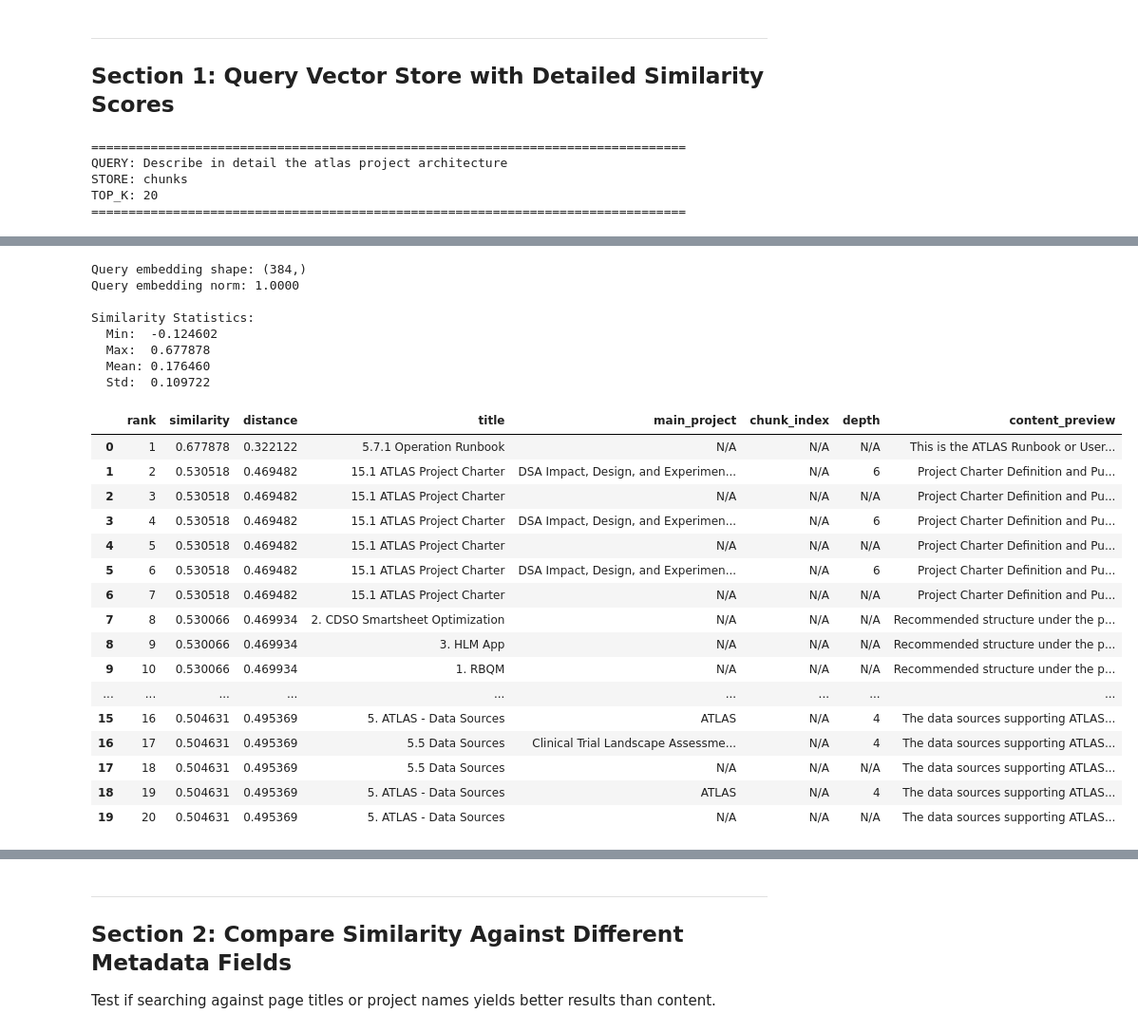
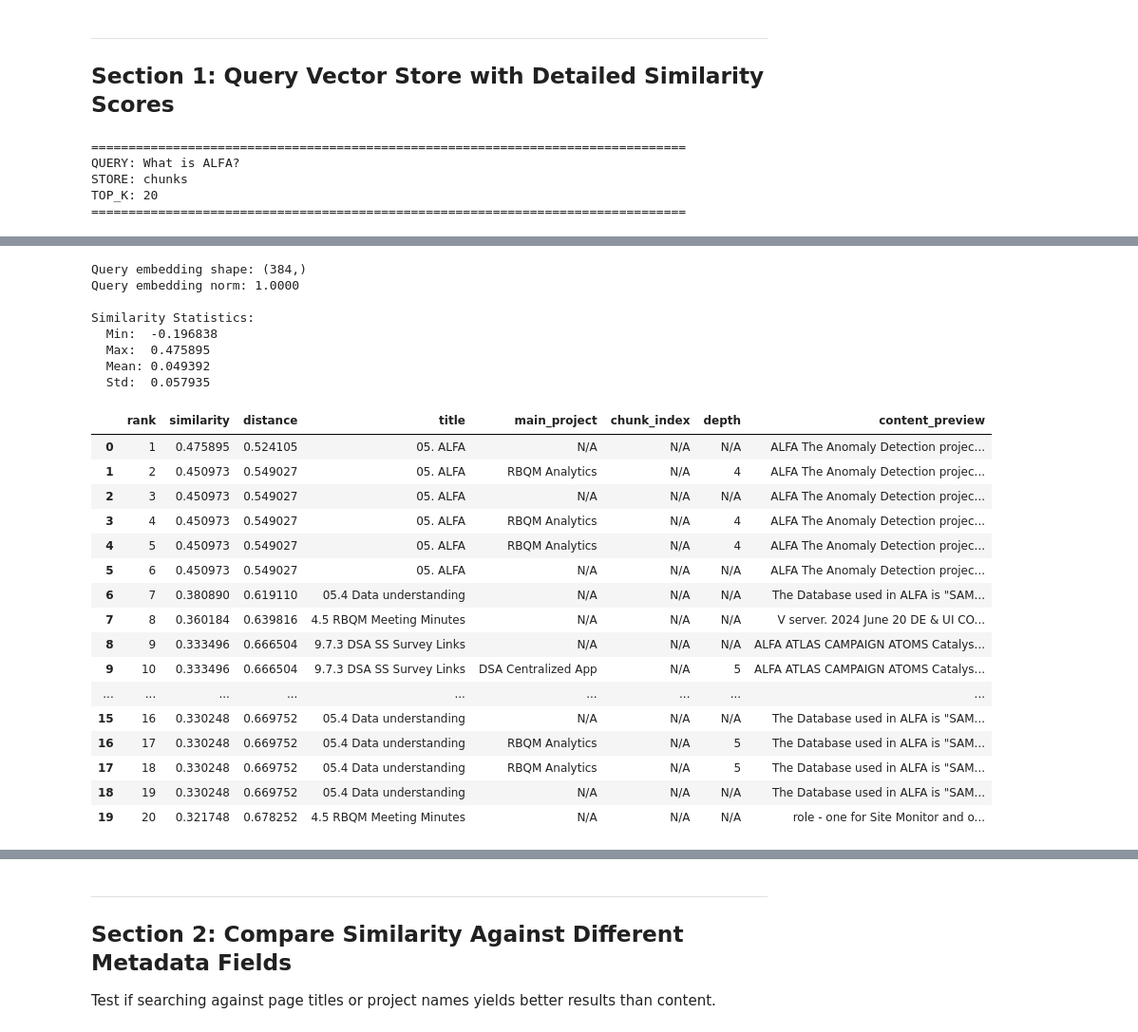
Before and after one commit to GarrickBrueningAbbVie/confluence_rag, a Jupyter notebook: notebooks/06_debug_vectorstore.ipynb, the cells around one changed output, grey strips where cells are left out. Shown at 95% size. Cells and saved outputs as stored; diff of their text form; code cells hidden in the pictures.

```diff
--- a/notebooks/06_debug_vectorstore.ipynb
+++ b/notebooks/06_debug_vectorstore.ipynb
@@ -94,11 +97,6 @@ Projects in store:
 def query_with_details(query: str, store_type: str = 'chunks', top_k: int = 10):
     """
     Query vector store and return detailed similarity information.
-
-    Args:
-        query: Search query
-        store_type: 'chunks' or 'projects'
-        top_k: Number of results to return
     """
     print(f"{'='*80}")
     print(f"QUERY: {query}")
@@ -115,14 +113,12 @@ def query_with_details(query: str, store_type: str = 'chunks', top_k: int = 10):
     # Select store
     if store_type == 'chunks':
         store = chunk_store
-        embeddings = store.embeddings
-        metadatas = store.metadatas
-        documents = store.documents
     else:
         store = project_store
-        embeddings = store.embeddings
-        metadatas = store.metadatas
-        documents = store.documents
+
+    embeddings = store.embeddings
+    metadatas = store.metadatas
+    documents = store.documents
 
     # Compute cosine similarity
     query_norm = query_embedding / (np.linalg.norm(query_embedding) + 1e-10)
@@ -174,10 +170,6 @@ def query_with_details(query: str, store_type: str = 'chunks', top_k: int = 10):
     df = pd.DataFrame(results)
     return df, similarities
 # %%
-# Test query
-QUERY = "What is ALFA?"
-QUERY = "Describe in detail the atlas project architecture"
-
 # Run query against selected store
 results_df, all_similarities = query_with_details(QUERY, store_type=STORE_TYPE, top_k=TOP_K)
 
@@ -186,7 +178,7 @@ pd.set_option('display.max_colwidth', 100)
 results_df
 # %% [output]
 ================================================================================
-QUERY: Describe in detail the atlas project architecture
+QUERY: What is ALFA?
 STORE: chunks
 TOP_K: 20
 ================================================================================
@@ -194,28 +186,28 @@ TOP_K: 20
 Query embedding shape: (384,)
 Query embedding norm: 1.0000
 
 Similarity Statistics:
-  Min:  -0.124602
-  Max:  0.677878
-  Mean: 0.176460
-  Std:  0.109722
+  Min:  -0.196838
+  Max:  0.475895
+  Mean: 0.049392
+  Std:  0.057935
 |  | rank | similarity | distance | title | main_project | chunk_index | depth | content_preview |
-| 0 | 1 | 0.677878 | 0.322122 | 5.7.1 Operation Runbook | N/A | N/A | N/A | This is the ATLAS Runbook or User... |
-| 1 | 2 | 0.530518 | 0.469482 | 15.1 ATLAS Project Charter | DSA Impact, Design, and Experimen... | N/A | 6 | Project Charter Definition and Pu... |
-| 2 | 3 | 0.530518 | 0.469482 | 15.1 ATLAS Project Charter | N/A | N/A | N/A | Project Charter Definition and Pu... |
-| 3 | 4 | 0.530518 | 0.469482 | 15.1 ATLAS Project Charter | DSA Impact, Design, and Experimen... | N/A | 6 | Project Charter Definition and Pu... |
-| 4 | 5 | 0.530518 | 0.469482 | 15.1 ATLAS Project Charter | N/A | N/A | N/A | Project Charter Definition and Pu... |
-| 5 | 6 | 0.530518 | 0.469482 | 15.1 ATLAS Project Charter | DSA Impact, Design, and Experimen... | N/A | 6 | Project Charter Definition and Pu... |
-| 6 | 7 | 0.530518 | 0.469482 | 15.1 ATLAS Project Charter | N/A | N/A | N/A | Project Charter Definition and Pu... |
-| 7 | 8 | 0.530066 | 0.469934 | 2. CDSO Smartsheet Optimization | N/A | N/A | N/A | Recommended structure under the p... |
-| 8 | 9 | 0.530066 | 0.469934 | 3. HLM App | N/A | N/A | N/A | Recommended structure under the p... |
-| 9 | 10 | 0.530066 | 0.469934 | 1. RBQM | N/A | N/A | N/A | Recommended structure under the p... |
+| 0 | 1 | 0.475895 | 0.524105 | 05. ALFA | N/A | N/A | N/A | ALFA The Anomaly Detection projec... |
+| 1 | 2 | 0.450973 | 0.549027 | 05. ALFA | RBQM Analytics | N/A | 4 | ALFA The Anomaly Detection projec... |
+| 2 | 3 | 0.450973 | 0.549027 | 05. ALFA | N/A | N/A | N/A | ALFA The Anomaly Detection projec... |
+| 3 | 4 | 0.450973 | 0.549027 | 05. ALFA | RBQM Analytics | N/A | 4 | ALFA The Anomaly Detection projec... |
+| 4 | 5 | 0.450973 | 0.549027 | 05. ALFA | RBQM Analytics | N/A | 4 | ALFA The Anomaly Detection projec... |
+| 5 | 6 | 0.450973 | 0.549027 | 05. ALFA | N/A | N/A | N/A | ALFA The Anomaly Detection projec... |
+| 6 | 7 | 0.380890 | 0.619110 | 05.4 Data understanding | N/A | N/A | N/A | The Database used in ALFA is "SAM... |
+| 7 | 8 | 0.360184 | 0.639816 | 4.5 RBQM Meeting Minutes | N/A | N/A | N/A | V server. 2024 June 20 DE & UI CO... |
+| 8 | 9 | 0.333496 | 0.666504 | 9.7.3 DSA SS Survey Links | N/A | N/A | N/A | ALFA ATLAS CAMPAIGN ATOMS Catalys... |
+| 9 | 10 | 0.333496 | 0.666504 | 9.7.3 DSA SS Survey Links | DSA Centralized App | N/A | 5 | ALFA ATLAS CAMPAIGN ATOMS Catalys... |
 | ... | ... | ... | ... | ... | ... | ... | ... | ... |
-| 15 | 16 | 0.504631 | 0.495369 | 5. ATLAS - Data Sources | ATLAS | N/A | 4 | The data sources supporting ATLAS... |
-| 16 | 17 | 0.504631 | 0.495369 | 5.5 Data Sources | Clinical Trial Landscape Assessme... | N/A | 4 | The data sources supporting ATLAS... |
-| 17 | 18 | 0.504631 | 0.495369 | 5.5 Data Sources | N/A | N/A | N/A | The data sources supporting ATLAS... |
-| 18 | 19 | 0.504631 | 0.495369 | 5. ATLAS - Data Sources | ATLAS | N/A | 4 | The data sources supporting ATLAS... |
-| 19 | 20 | 0.504631 | 0.495369 | 5. ATLAS - Data Sources | N/A | N/A | N/A | The data sources supporting ATLAS... |
+| 15 | 16 | 0.330248 | 0.669752 | 05.4 Data understanding | N/A | N/A | N/A | The Database used in ALFA is "SAM... |
+| 16 | 17 | 0.330248 | 0.669752 | 05.4 Data understanding | RBQM Analytics | N/A | 5 | The Database used in ALFA is "SAM... |
+| 17 | 18 | 0.330248 | 0.669752 | 05.4 Data understanding | RBQM Analytics | N/A | 5 | The Database used in ALFA is "SAM... |
+| 18 | 19 | 0.330248 | 0.669752 | 05.4 Data understanding | N/A | N/A | N/A | The Database used in ALFA is "SAM... |
+| 19 | 20 | 0.321748 | 0.678252 | 4.5 RBQM Meeting Minutes | N/A | N/A | N/A | role - one for Site Monitor and o... |
 # %%
 # Visualize similarity distribution
 import matplotlib.pyplot as plt
```
Also changed, not shown: parts of 24 cells of this notebook, 1 other file.
